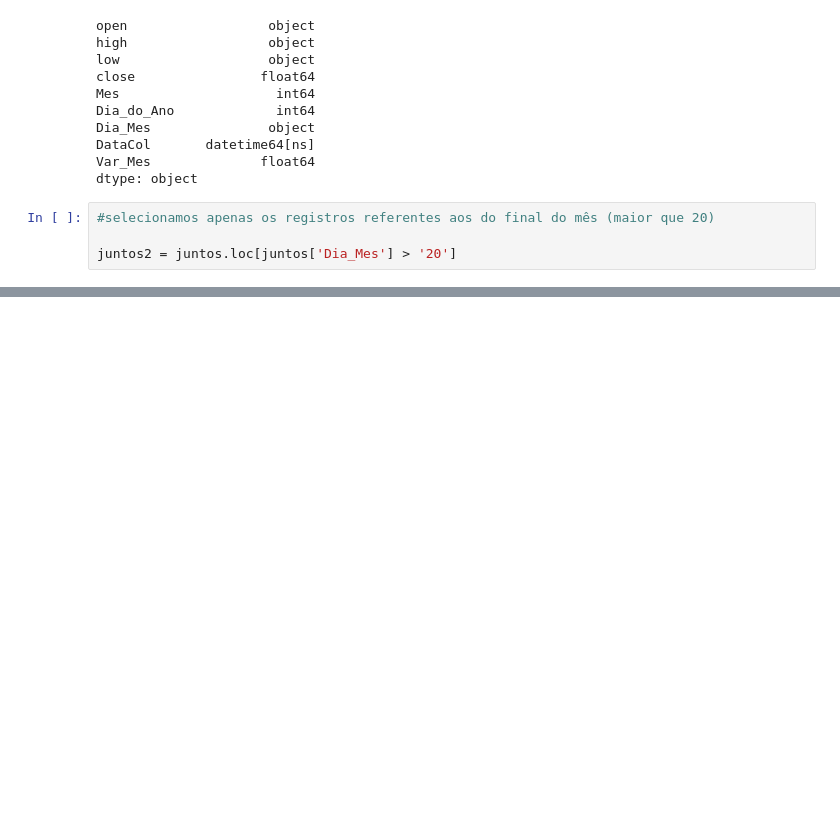
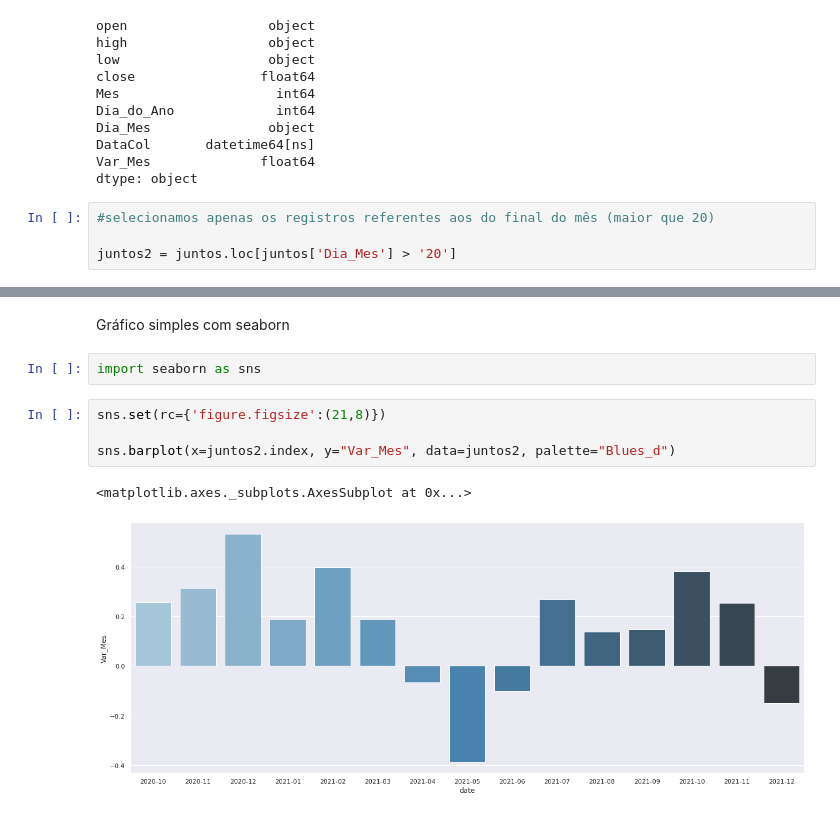
Before and after one commit to Trading-com-Dados/aulas_aovivo_pmf, a Jupyter notebook: Variação_Retornos_Mensais.ipynb, the cells around one changed output, grey strips where cells are left out. Saved outputs shown, nothing was run; the diff lists cells and outputs as text; blank space fills up the shorter version.

```diff
--- a/Variação_Retornos_Mensais.ipynb
+++ b/Variação_Retornos_Mensais.ipynb
@@ -191,3 +191,14 @@ fig.update_layout(title_text='BTC_MES')
 fig.show()
 # %% [output]
 [interactive output not drawn]
+# %% [markdown]
+Gráfico simples com seaborn
+# %%
+import seaborn as sns
+# %%
+sns.set(rc={'figure.figsize':(21,8)})
+
+sns.barplot(x=juntos2.index, y="Var_Mes", data=juntos2, palette="Blues_d")
+# %% [output]
+<matplotlib.axes._subplots.AxesSubplot at 0x...>
+[figure, added]
```
Also changed, not shown: parts of 5 cells of this notebook.
